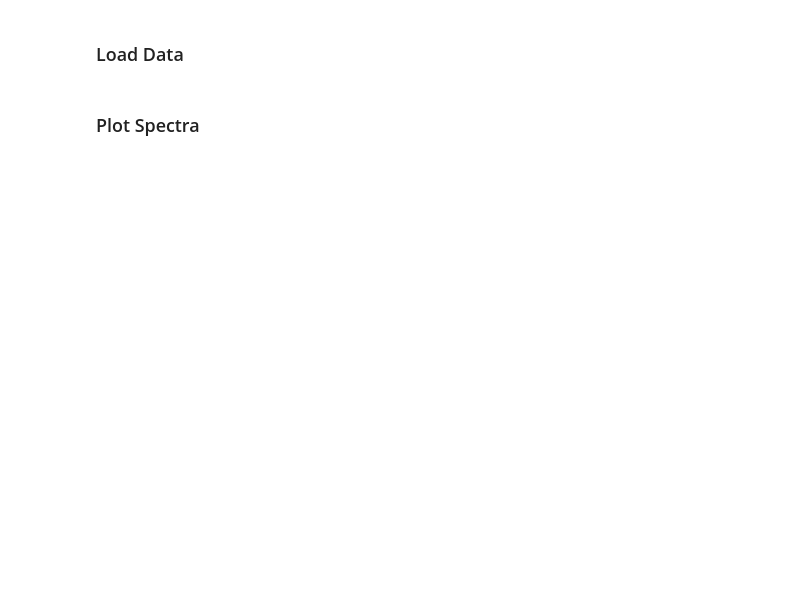
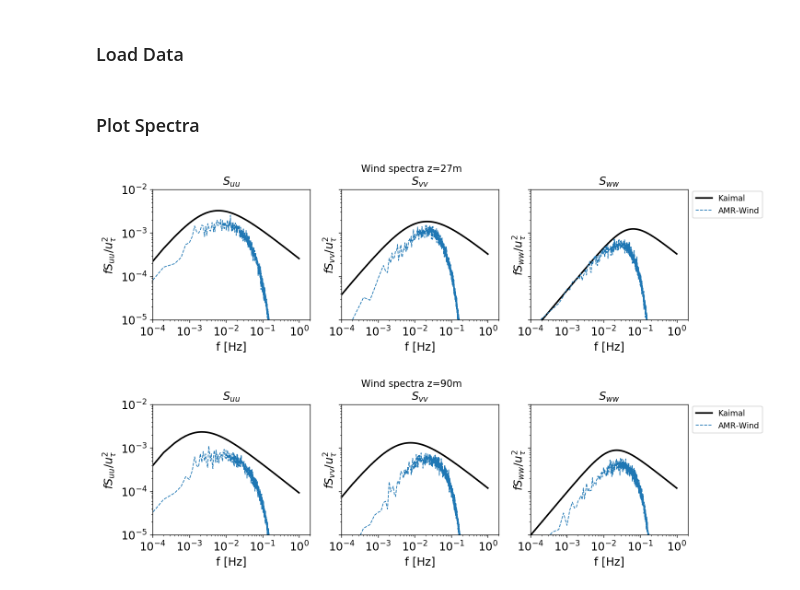
Before and after one commit to Exawind/exawind-benchmarks, a Jupyter notebook: amr-wind/atmospheric_boundary_layer/neutral/postprocessing/ABL_temporal_spectra.ipynb, the cells around one changed output. Saved outputs shown, nothing was run; the diff lists cells and outputs as text; code cells hidden in the pictures; blank space fills up the shorter version.

```diff
--- a/amr-wind/atmospheric_boundary_layer/neutral/postprocessing/ABL_temporal_spectra.ipynb
+++ b/amr-wind/atmospheric_boundary_layer/neutral/postprocessing/ABL_temporal_spectra.ipynb
@@ -103,6 +139,37 @@ kaimal_27_D  = pd.read_csv('../results/kaimal_Z027_DGrid.csv')
 kaimal_90_D  = pd.read_csv('../results/kaimal_Z090_DGrid.csv')
 # %% [markdown]
 ### Plot Spectra
+# %%
+# Run the driver
+fsize = 14
+comps = ['Suu','Svv','Sww']
+titles = ['$S_{uu}$','$S_{vv}$','$S_{ww}$']
+dfs_C = [df_27_C,df_90_C]
+heights = [27,90]
+kaimals_C = [kaimal_27_C,kaimal_90_C]
+for z in range(len(heights)):
+    fig, axs = plt.subplots(1,3,figsize=(12,3), dpi=125, sharey=True)
+    df_C = dfs_C[z]
+    kaimal_C = kaimals_C[z]
+    for axiter, ax in enumerate(axs):
+        plt.sca(ax)
+        plt.loglog(kaimal_C['f'],kaimal_C[comps[axiter]],c='k',label='Kaimal',lw=2,ls='-')
+        plt.loglog(df_C['f'],df_C[comps[axiter]],c='tab:blue',label='AMR-Wind',lw=1,ls='--')
+        plt.xticks(fontsize=fsize)  # Set x tick label font size
+        plt.yticks(fontsize=fsize)  # Set y tick label font size
+
+        fig.suptitle('Wind spectra z=' + str(heights[z]) + 'm', y=1.025)
+        plt.ylabel('$f $' + titles[axiter] + '$/u_{\\tau}^2$',fontsize=fsize)
+        plt.xlabel("f [Hz]",fontsize=fsize)
+        plt.title(titles[axiter],fontsize=fsize)
+
+        ax.set_xlim(10**-4,2)
+        ax.set_ylim(10**-5,10**-2)
+        if axiter == 2:
+            plt.legend(loc=4,fontsize=fsize-4,bbox_to_anchor=(1.5,0.75))
+# %% [output]
+[figure, added]
+[figure, added]
 # %%
 # Run the driver
 fsize = 14
```
Also changed, not shown: parts of 5 cells of this notebook.
